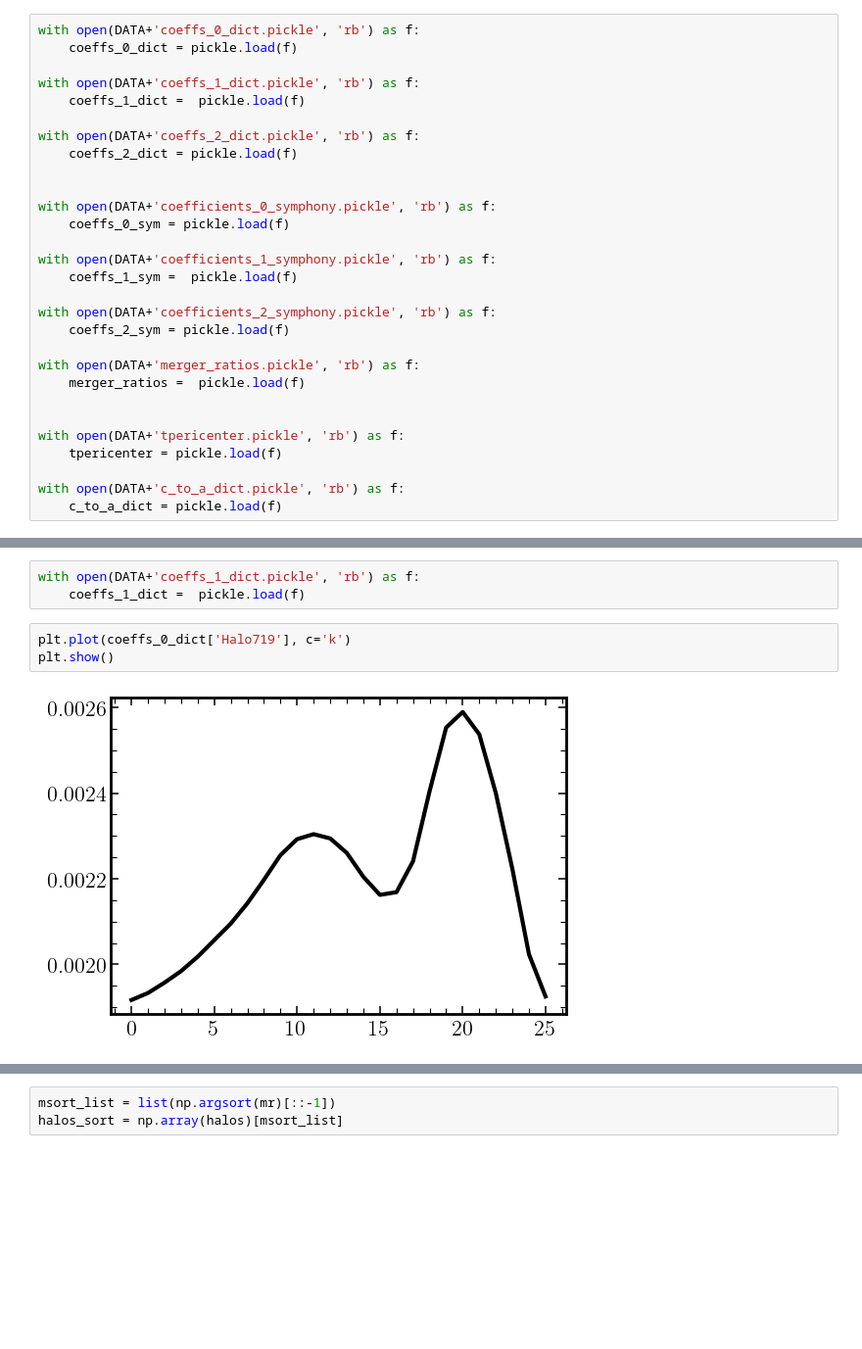
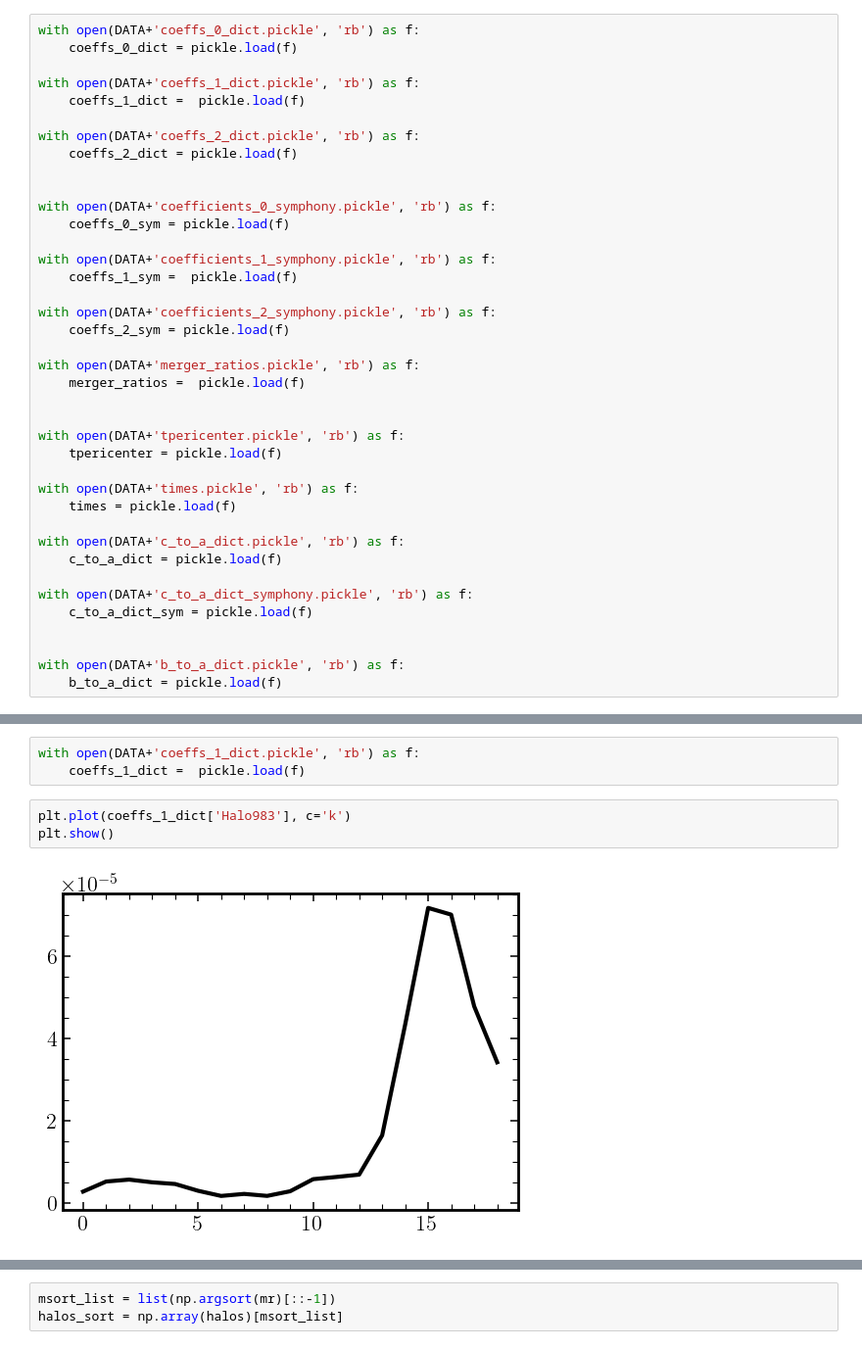
Before and after one commit to jngaravitoc/EXPcosmosims, a Jupyter notebook: wakes/notebooks/coefficients_time_evolution.ipynb, the cells around one changed output, grey strips where cells are left out. Shown: that part at 98% size. Drawn from its saved outputs; the diff is of its cells as text; blank space fills up the shorter version.

```diff
--- a/wakes/notebooks/coefficients_time_evolution.ipynb
+++ b/wakes/notebooks/coefficients_time_evolution.ipynb
@@ -40,5 +39,15 @@ with open(DATA+'merger_ratios.pickle', 'rb') as f:
 with open(DATA+'tpericenter.pickle', 'rb') as f:
     tpericenter = pickle.load(f)
 
+with open(DATA+'times.pickle', 'rb') as f:
+    times = pickle.load(f)
+
 with open(DATA+'c_to_a_dict.pickle', 'rb') as f:
     c_to_a_dict = pickle.load(f)
+
+with open(DATA+'c_to_a_dict_symphony.pickle', 'rb') as f:
+    c_to_a_dict_sym = pickle.load(f)
+
+
+with open(DATA+'b_to_a_dict.pickle', 'rb') as f:
+    b_to_a_dict = pickle.load(f)
@@ -46,10 +59,10 @@ with open(DATA+'c_to_a_dict.pickle', 'rb') as f:
 with open(DATA+'coeffs_1_dict.pickle', 'rb') as f:
     coeffs_1_dict =  pickle.load(f)
 # %%
-plt.plot(coeffs_0_dict['Halo719'], c='k')
+plt.plot(coeffs_1_dict['Halo983'], c='k')
 plt.show()
 # %% [output]
-[figure, old version]
+[figure, new version]
 # %%
 with open('../../data/NICO_PICKLE/times.pickle', 'rb') as f:
     times =  pickle.load(f)
```
Also changed, not shown: parts of 25 cells of this notebook, 1 other file.
